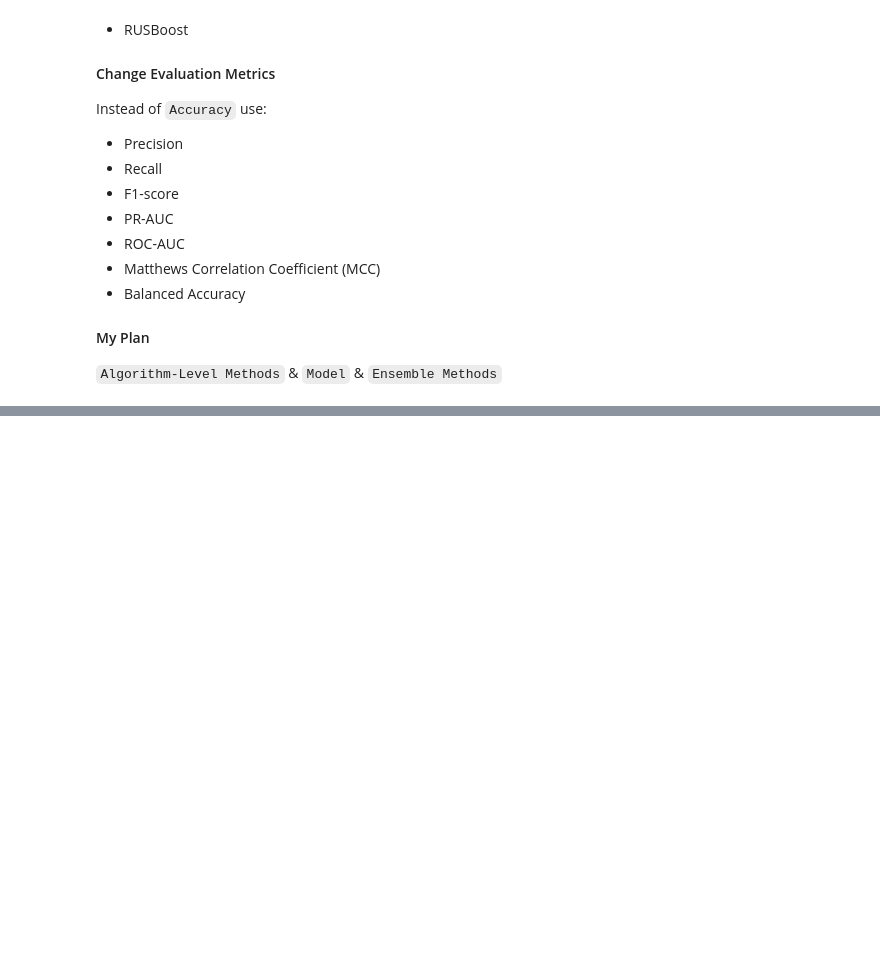
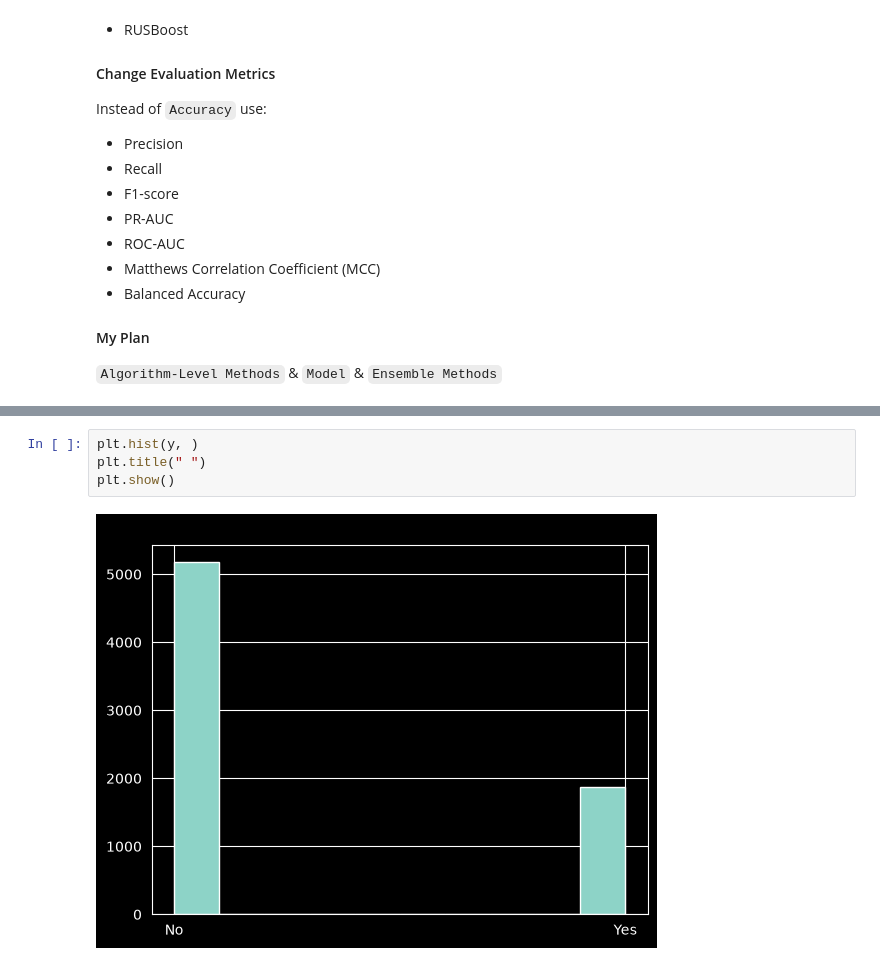
Before and after one commit to rzadrzi/customer_churn_analysis, a Jupyter notebook: customer_churn_analysis.ipynb, the cells around one changed output, grey strips where cells are left out. Drawn from its saved outputs; the diff is of its cells as text; blank space fills up the shorter version.

```diff
--- a/customer_churn_analysis.ipynb
+++ b/customer_churn_analysis.ipynb
@@ -233,0 +327,6 @@ Instead of `Accuracy` use:
+# %%
+plt.hist(y, )
+plt.title(" ")
+plt.show()
+# %% [output]
+[figure, added]
```
Also changed, not shown: parts of 14 cells of this notebook.
